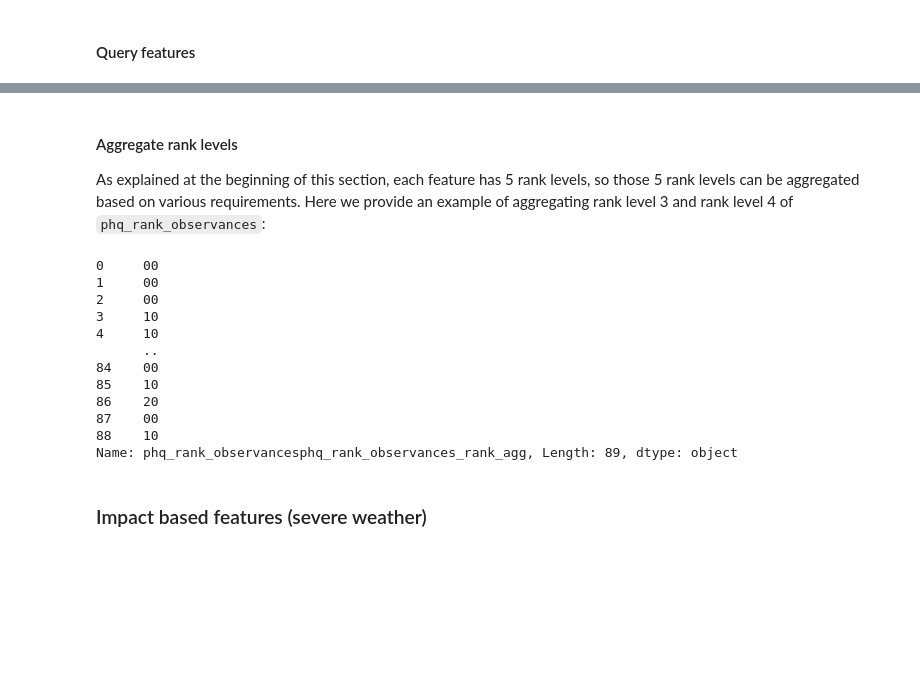
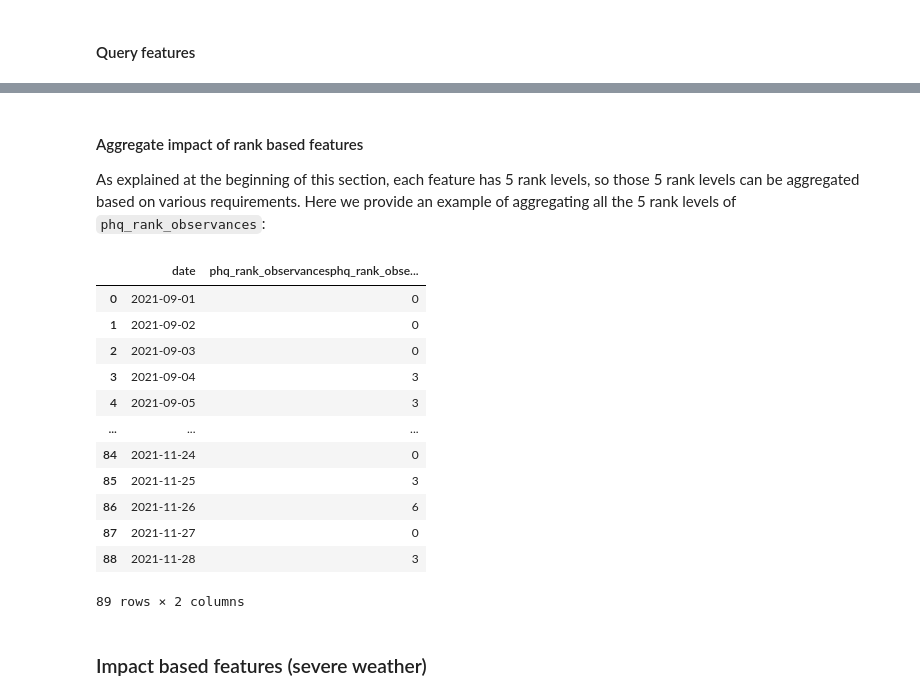
Before and after one commit to predicthq/phq-data-science-docs, a Jupyter notebook: feature-engineering-guide/feature_engineering_guide.ipynb, the cells around one changed output, grey strips where cells are left out. Saved outputs shown, nothing was run; the diff lists cells and outputs as text; code cells hidden in the pictures; blank space fills up the shorter version.

```diff
--- a/feature-engineering-guide/feature_engineering_guide.ipynb
+++ b/feature-engineering-guide/feature_engineering_guide.ipynb
@@ -548,27 +539,36 @@ feature_df.head()
 | 3 | 2021-09-04 | 0 | 0 | 1 | 0 | ... |
 | 4 | 2021-09-05 | 0 | 0 | 1 | 0 | ... |
 # %% [markdown]
-#### Aggregate rank levels
-As explained at the beginning of this section, each feature has 5 rank levels, so those 5 rank levels can be aggregated based on various requirements. Here we provide an example of aggregating rank level 3 and rank level 4 of `phq_rank_observances`:
+#### Aggregate impact of rank based features
+As explained at the beginning of this section, each feature has 5 rank levels, so those 5 rank levels can be aggregated based on various requirements. Here we provide an example of aggregating all the 5 rank levels of `phq_rank_observances`:
-# %%
-feature_df['phq_rank_observancesphq_rank_observances_rank_agg'] = feature_df[
-    'phq_rank_observances_rank_levels_3'] + feature_df['phq_rank_observances_rank_levels_4']
-
-
-feature_df['phq_rank_observancesphq_rank_observances_rank_agg']
-# %% [output]
-0     00
-1     00
-2     00
-3     10
-4     10
-      ..
-84    00
-85    10
-86    20
-87    00
-88    10
-Name: phq_rank_observancesphq_rank_observances_rank_agg, Length: 89, dtype: object
+# %%
+column_names = list(feature_df.columns)
+column_names = [i for i in column_names if "rank_observances_rank_levels" in i]
+new_types = {i: 'int' for i in column_names}
+aggregate_df = feature_df[column_names]
+
+aggregate_df = aggregate_df.astype(new_types)
+for i in column_names:
+    multiply = int(i.split("_")[-1])
+    aggregate_df[i] = aggregate_df[i]*multiply
+
+aggregate_df['phq_rank_observancesphq_rank_observances_rank_agg'] = aggregate_df.sum(axis=1)
+aggregate_df['date'] = feature_df['date']
+aggregate_df[['date','phq_rank_observancesphq_rank_observances_rank_agg']]
+# %% [output]
+|  | date | phq_rank_observancesphq_rank_obse... |
+| 0 | 2021-09-01 | 0 |
+| 1 | 2021-09-02 | 0 |
+| 2 | 2021-09-03 | 0 |
+| 3 | 2021-09-04 | 3 |
+| 4 | 2021-09-05 | 3 |
+| ... | ... | ... |
+| 84 | 2021-11-24 | 0 |
+| 85 | 2021-11-25 | 3 |
+| 86 | 2021-11-26 | 6 |
+| 87 | 2021-11-27 | 0 |
+| 88 | 2021-11-28 | 3 |
+89 rows × 2 columns
 # %% [markdown]
 <a id='impact'></a>
 ### Impact based features (severe weather)
```
Also changed, not shown: parts of 8 cells of this notebook.
